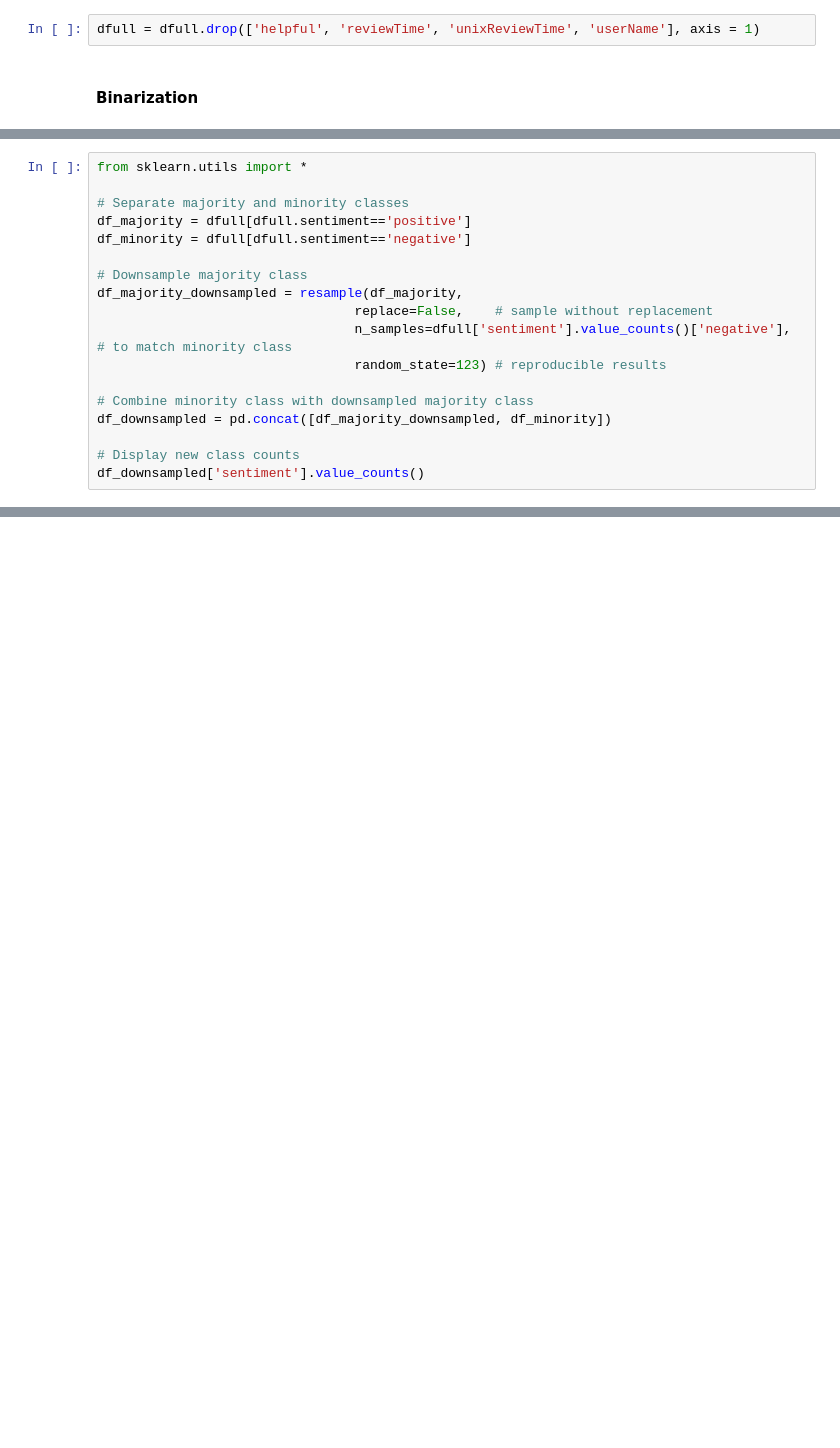
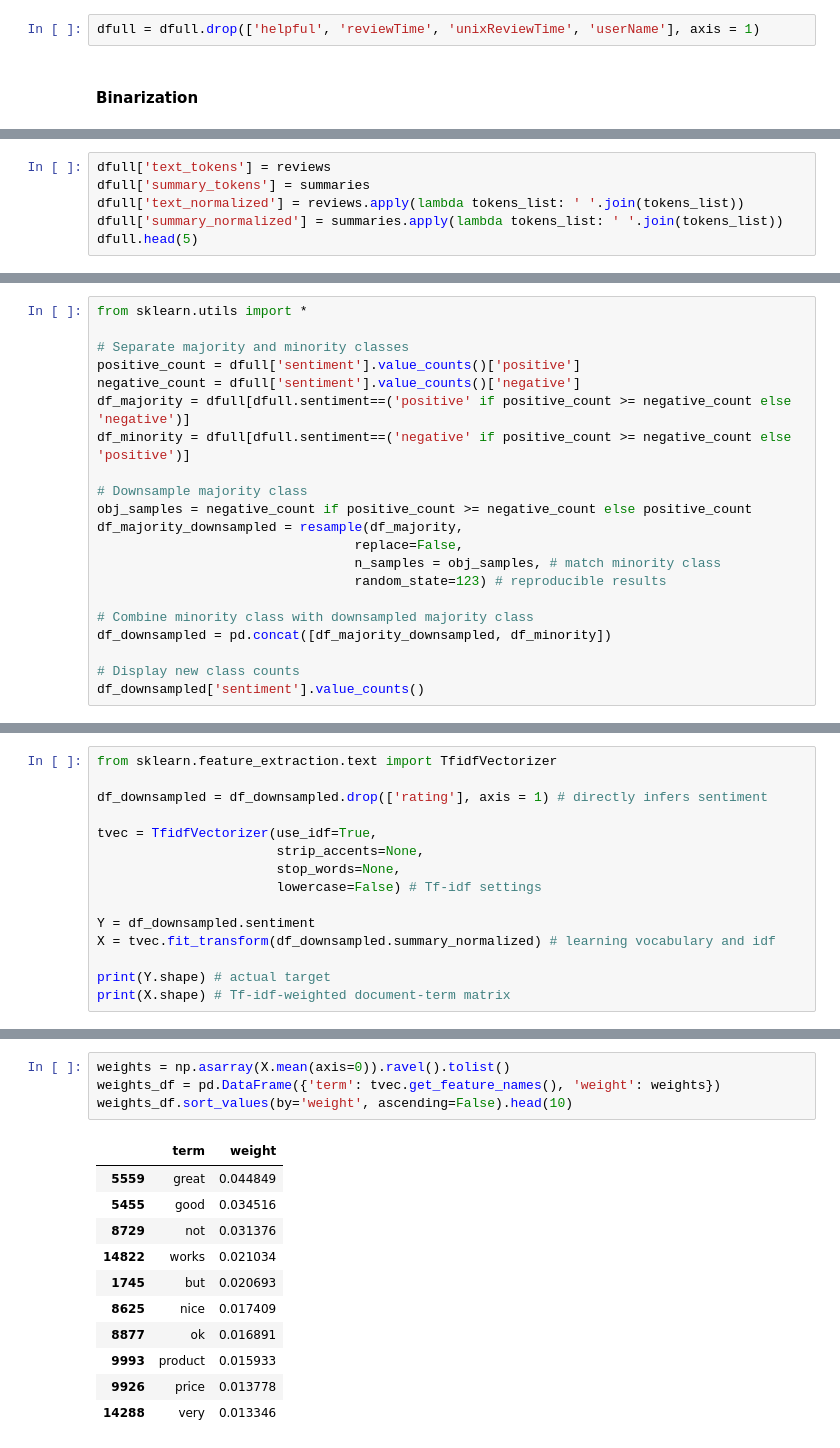
Before and after one commit to mferri17/amazon-reviews-sentiment-network-analysis, a Jupyter notebook: sentiment.ipynb, the cells around one changed output, grey strips where cells are left out. Cells and saved outputs as stored; diff of their text form; blank space fills up the shorter version.

Commit message:
Update sentiment analysis with ML models

```diff
--- a/sentiment.ipynb
+++ b/sentiment.ipynb
@@ -266,0 +312,6 @@ Name: sentiment, dtype: int64
+# %%
+dfull['text_tokens'] = reviews
+dfull['summary_tokens'] = summaries
+dfull['text_normalized'] = reviews.apply(lambda tokens_list: ' '.join(tokens_list))
+dfull['summary_normalized'] = summaries.apply(lambda tokens_list: ' '.join(tokens_list))
+dfull.head(5)
@@ -270,13 +344,16 @@ Name: sentiment, dtype: int64
 from sklearn.utils import *
 
 # Separate majority and minority classes
-df_majority = dfull[dfull.sentiment=='positive']
-df_minority = dfull[dfull.sentiment=='negative']
+positive_count = dfull['sentiment'].value_counts()['positive']
+negative_count = dfull['sentiment'].value_counts()['negative']
+df_majority = dfull[dfull.sentiment==('positive' if positive_count >= negative_count else 'negative')]
+df_minority = dfull[dfull.sentiment==('negative' if positive_count >= negative_count else 'positive')]
 
 # Downsample majority class
+obj_samples = negative_count if positive_count >= negative_count else positive_count
 df_majority_downsampled = resample(df_majority,
-                                 replace=False,    # sample without replacement
-                                 n_samples=dfull['sentiment'].value_counts()['negative'],     # to match minority class
+                                 replace=False,
+                                 n_samples = obj_samples, # match minority class
                                  random_state=123) # reproducible results
 
 # Combine minority class with downsampled majority class
@@ -290,0 +370,15 @@ Name: sentiment, dtype: int64
+# %%
+from sklearn.feature_extraction.text import TfidfVectorizer
+
+df_downsampled = df_downsampled.drop(['rating'], axis = 1) # directly infers sentiment
+
+tvec = TfidfVectorizer(use_idf=True,
+                       strip_accents=None,
+                       stop_words=None,
+                       lowercase=False) # Tf-idf settings
+
+Y = df_downsampled.sentiment
+X = tvec.fit_transform(df_downsampled.summary_normalized) # learning vocabulary and idf
+
+print(Y.shape) # actual target
+print(X.shape) # Tf-idf-weighted document-term matrix
@@ -290,0 +390,16 @@ Name: sentiment, dtype: int64
+# %%
+weights = np.asarray(X.mean(axis=0)).ravel().tolist()
+weights_df = pd.DataFrame({'term': tvec.get_feature_names(), 'weight': weights})
+weights_df.sort_values(by='weight', ascending=False).head(10)
+# %% [output]
+|  | term | weight |
+| 5559 | great | 0.044849 |
+| 5455 | good | 0.034516 |
+| 8729 | not | 0.031376 |
+| 14822 | works | 0.021034 |
+| 1745 | but | 0.020693 |
+| 8625 | nice | 0.017409 |
+| 8877 | ok | 0.016891 |
+| 9993 | product | 0.015933 |
+| 9926 | price | 0.013778 |
+| 14288 | very | 0.013346 |
```
Also changed, not shown: parts of 63 cells of this notebook.
